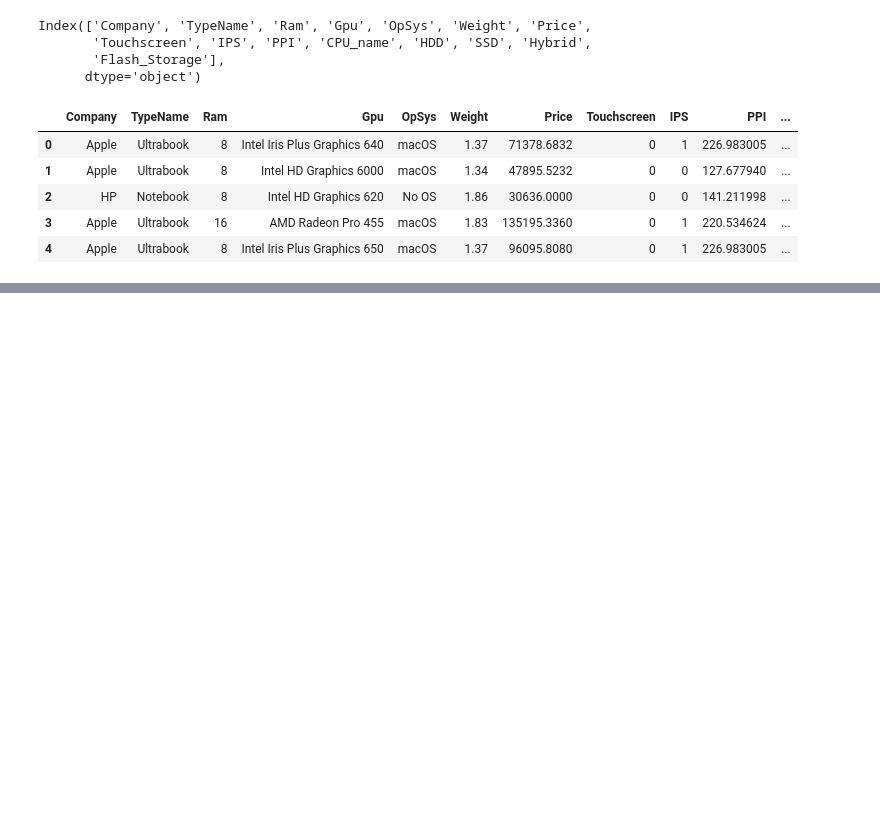
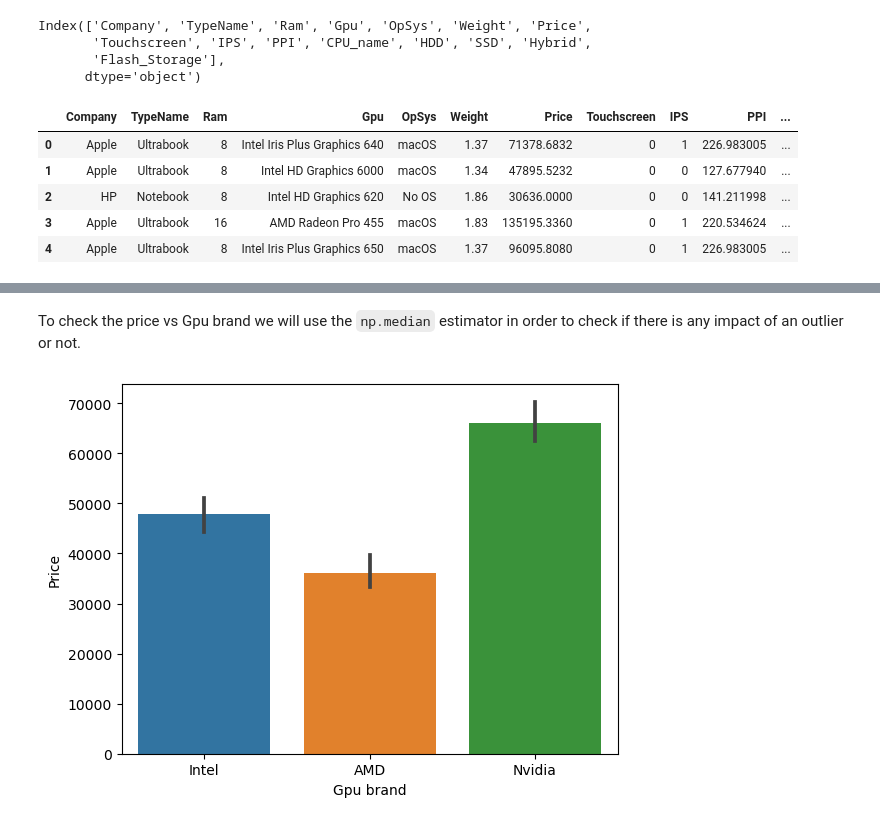
Before and after one commit to lawalsegun2025/laptop_price_predictor, a Jupyter notebook: laptop_price_predictor.ipynb, the cells around one changed output, grey strips where cells are left out. Cells and saved outputs as stored; diff of their text form; code cells hidden in the pictures; blank space fills up the shorter version.

```diff
--- a/laptop_price_predictor.ipynb
+++ b/laptop_price_predictor.ipynb
@@ -862,0 +927,7 @@ df.head()
+# %% [markdown]
+To check the price vs Gpu brand we will use the `np.median` estimator in order to check if there is any impact of an outlier or not.
+# %%
+# Price vs Gpu brand
+sns.barplot(x=df['Gpu brand'], y=df['Price'], estimator=np.median);
+# %% [output]
+[figure, added]
```
Also changed, not shown: parts of 14 cells of this notebook.
